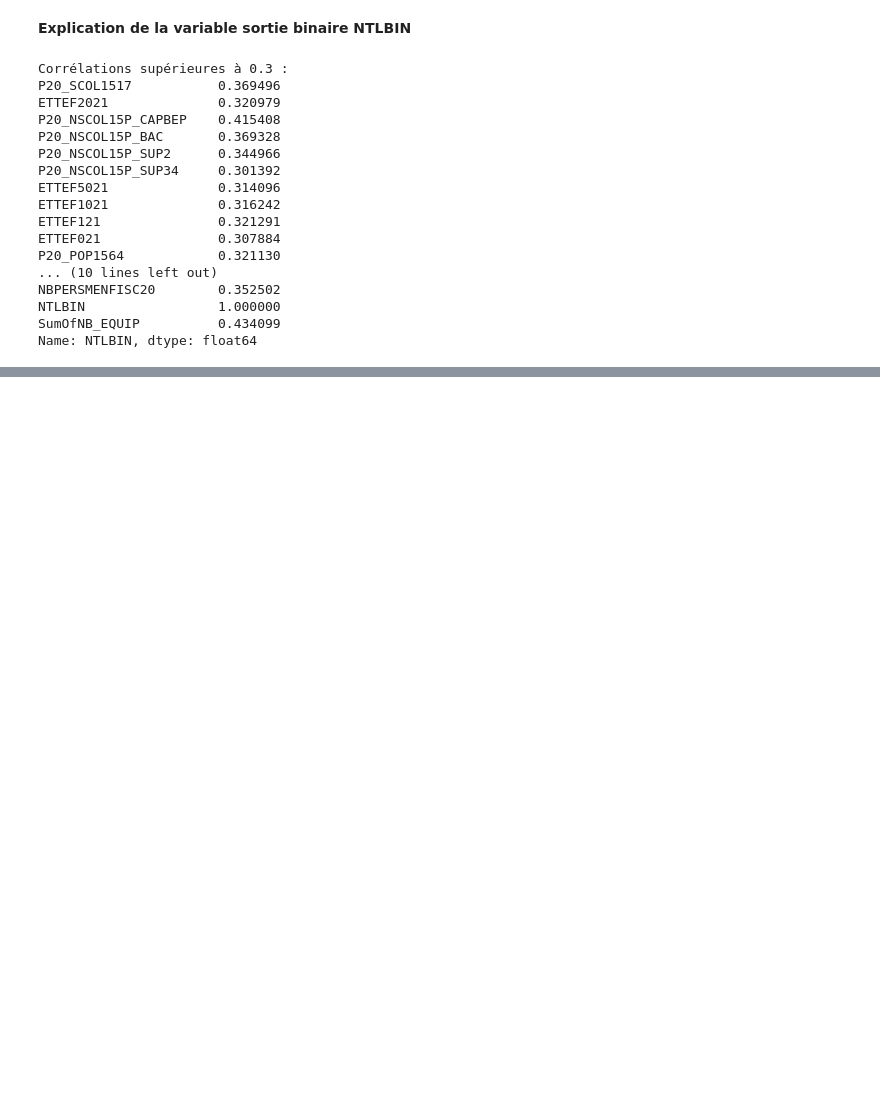
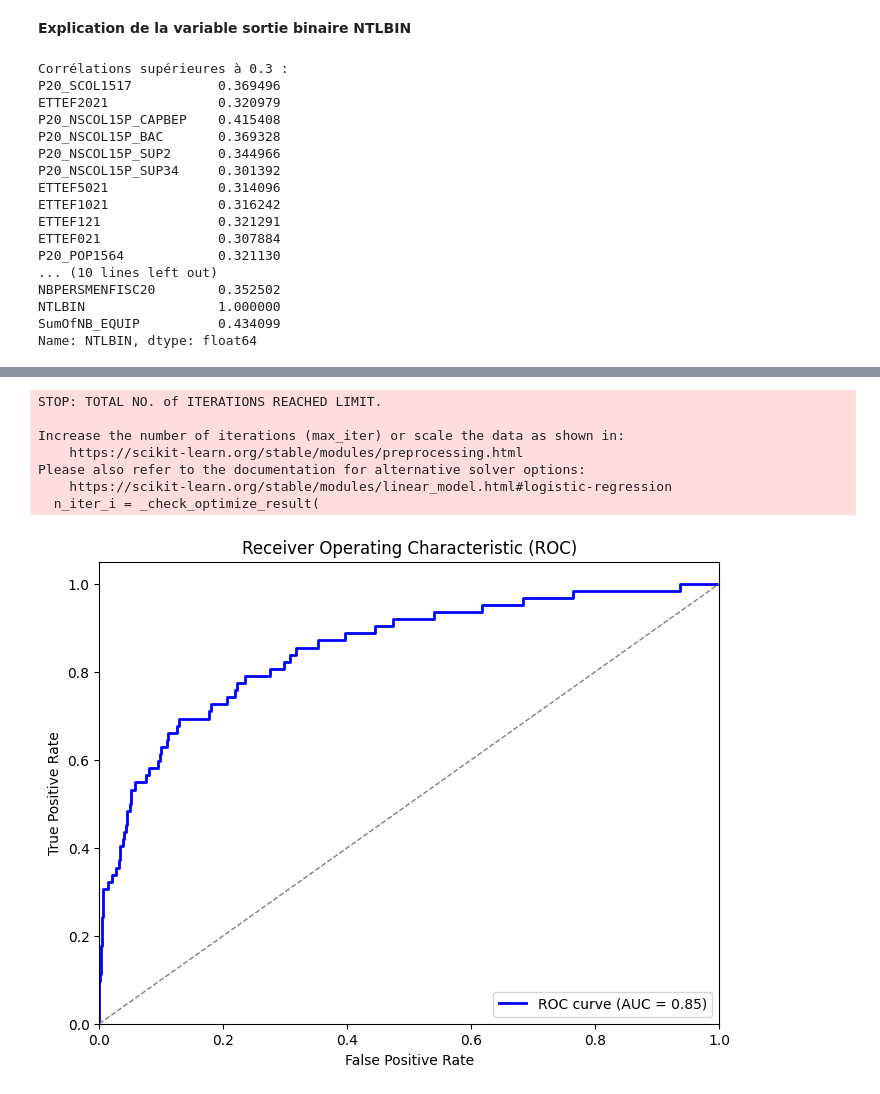
Before and after one commit to mathildetissandier/stage2, a Jupyter notebook: Analyse_brutes.ipynb, the cells around one changed output, grey strips where cells are left out. Saved outputs shown, nothing was run; the diff lists cells and outputs as text; code cells hidden in the pictures; blank space fills up the shorter version.

```diff
--- a/Analyse_brutes.ipynb
+++ b/Analyse_brutes.ipynb
@@ -99,0 +247,35 @@ Name: NTLBIN, dtype: float64
+# %%
+from sklearn.metrics import roc_curve, roc_auc_score
+model = LogisticRegression()
+
+# Entraînez le modèle sur l'ensemble d'apprentissage
+model.fit(X_train, y_train)
+
+# Prédisez les probabilités des classes pour l'ensemble de test
+y_probs = model.predict_proba(X_test)[:, 1]
+
+# Calculez la courbe ROC
+fpr, tpr, thresholds = roc_curve(y_test, y_probs)
+
+auc_roc = roc_auc_score(y_test, y_probs)
+
+
+plt.figure(figsize=(8, 6))
+plt.plot(fpr, tpr, color='blue', lw=2, label='ROC curve (AUC = %0.2f)' % auc_roc)
+plt.plot([0, 1], [0, 1], color='gray', lw=1, linestyle='--')
+plt.xlim([0.0, 1.0])
+plt.ylim([0.0, 1.05])
+plt.xlabel('False Positive Rate')
+plt.ylabel('True Positive Rate')
+plt.title('Receiver Operating Characteristic (ROC)')
+plt.legend(loc='lower right')
+plt.show()
+# %% [output]
+STOP: TOTAL NO. of ITERATIONS REACHED LIMIT.
+
+Increase the number of iterations (max_iter) or scale the data as shown in:
+    https://scikit-learn.org/stable/modules/preprocessing.html
+Please also refer to the documentation for alternative solver options:
+    https://scikit-learn.org/stable/modules/linear_model.html#logistic-regression
+  n_iter_i = _check_optimize_result(
+[figure, added]
```
Also changed, not shown: parts of 10 cells of this notebook, 42 other files.
